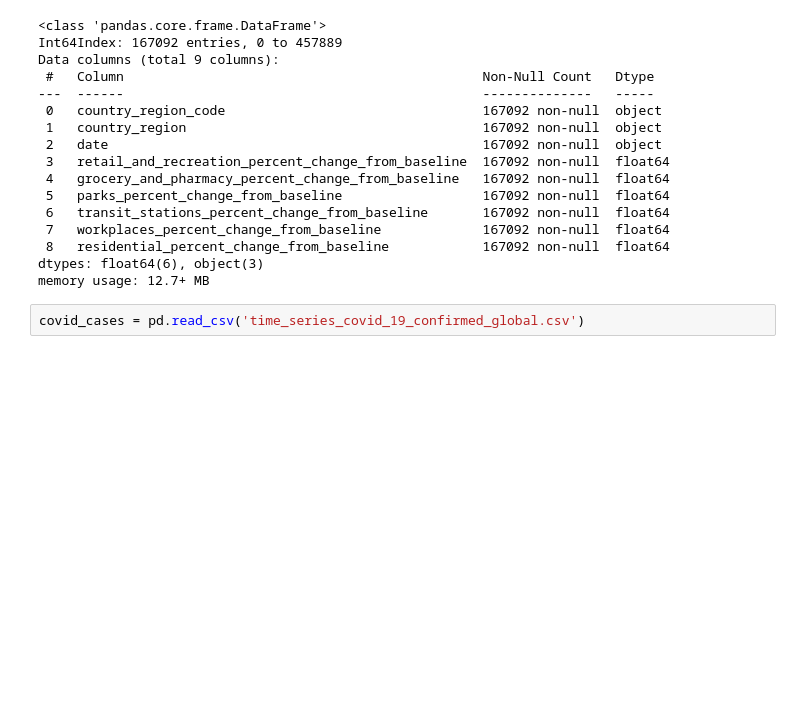
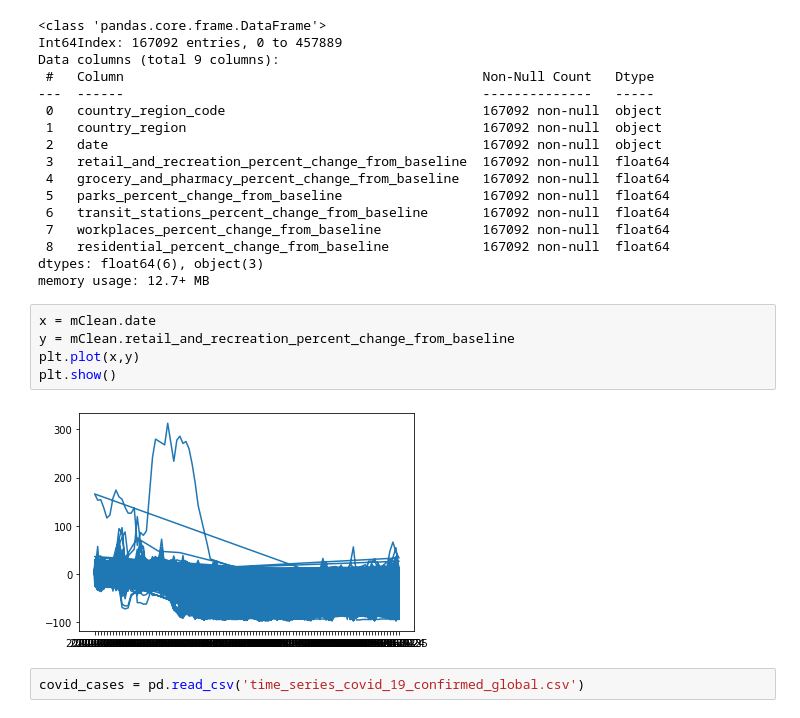
Before and after one commit to bradylange/covid-19-human-factors, a Jupyter notebook: COVID Data analysis.ipynb, the cells around one changed output. Cells and saved outputs as stored; diff of their text form; blank space fills up the shorter version.

```diff
--- a/COVID Data analysis.ipynb
+++ b/COVID Data analysis.ipynb
@@ -91,6 +91,13 @@ Data columns (total 9 columns):
  8   residential_percent_change_from_baseline            167092 non-null  float64
 dtypes: float64(6), object(3)
 memory usage: 12.7+ MB
+# %%
+x = mClean.date
+y = mClean.retail_and_recreation_percent_change_from_baseline
+plt.plot(x,y)
+plt.show()
+# %% [output]
+[figure, added]
 # %%
 covid_cases = pd.read_csv('time_series_covid_19_confirmed_global.csv')
 # %%
```
Also changed, not shown: parts of 1 cell of this notebook.
